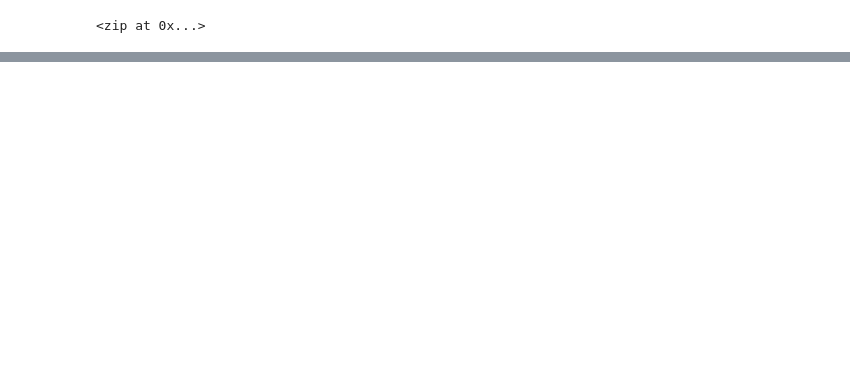
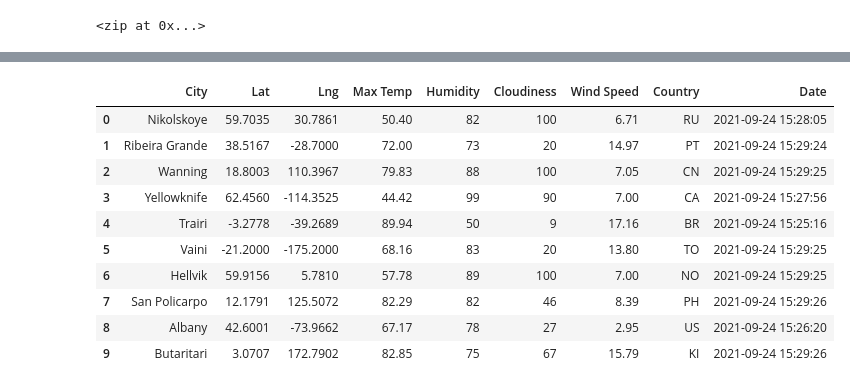
Before and after one commit to michaelxie1/World_Weather_Analysis, a Jupyter notebook: WeatherPy.ipynb, the cells around one changed output, grey strips where cells are left out. Saved outputs shown, nothing was run; the diff lists cells and outputs as text; code cells hidden in the pictures; blank space fills up the shorter version.

Commit message:
Pushing version 1.0 of weatherPy.ipynb

```diff
--- a/WeatherPy.ipynb
+++ b/WeatherPy.ipynb
@@ -32,0 +34,19 @@ len(cities)
+# %%
+# Import the datetime module from the datetime library.
+from datetime import datetime
+# Import the requests library.
+import requests
+# Import the API key.
+from config import weather_api_key
+# Starting URL for Weather Map API Call.
+url = "http://api.openweathermap.org/data/2.5/weather?units=Imperial&APPID=" + weather_api_key
+# %%
+# Create an empty list to hold the weather data.
+city_data = []
+# Print the beginning of the logging.
+print("Beginning Data Retrieval     ")
+print("-----------------------------")
+
+# Create counters.
+record_count = 1
+set_count = 1
@@ -32,0 +124,16 @@ len(cities)
+# %%
+# Convert the array of dictionaries to a Pandas DataFrame.
+city_data_df = pd.DataFrame(city_data)
+city_data_df.head(10)
+# %% [output]
+|  | City | Lat | Lng | Max Temp | Humidity | Cloudiness | Wind Speed | Country | Date |
+| 0 | Nikolskoye | 59.7035 | 30.7861 | 50.40 | 82 | 100 | 6.71 | RU | 2021-09-24 15:28:05 |
+| 1 | Ribeira Grande | 38.5167 | -28.7000 | 72.00 | 73 | 20 | 14.97 | PT | 2021-09-24 15:29:24 |
+| 2 | Wanning | 18.8003 | 110.3967 | 79.83 | 88 | 100 | 7.05 | CN | 2021-09-24 15:29:25 |
+| 3 | Yellowknife | 62.4560 | -114.3525 | 44.42 | 99 | 90 | 7.00 | CA | 2021-09-24 15:27:56 |
+| 4 | Trairi | -3.2778 | -39.2689 | 89.94 | 50 | 9 | 17.16 | BR | 2021-09-24 15:25:16 |
+| 5 | Vaini | -21.2000 | -175.2000 | 68.16 | 83 | 20 | 13.80 | TO | 2021-09-24 15:29:25 |
+| 6 | Hellvik | 59.9156 | 5.7810 | 57.78 | 89 | 100 | 7.00 | NO | 2021-09-24 15:29:25 |
+| 7 | San Policarpo | 12.1791 | 125.5072 | 82.29 | 82 | 46 | 8.39 | PH | 2021-09-24 15:29:26 |
+| 8 | Albany | 42.6001 | -73.9662 | 67.17 | 78 | 27 | 2.95 | US | 2021-09-24 15:26:20 |
+| 9 | Butaritari | 3.0707 | 172.7902 | 82.85 | 75 | 67 | 15.79 | KI | 2021-09-24 15:29:26 |
```
Also changed, not shown: parts of 6 cells of this notebook, 4 other files.
